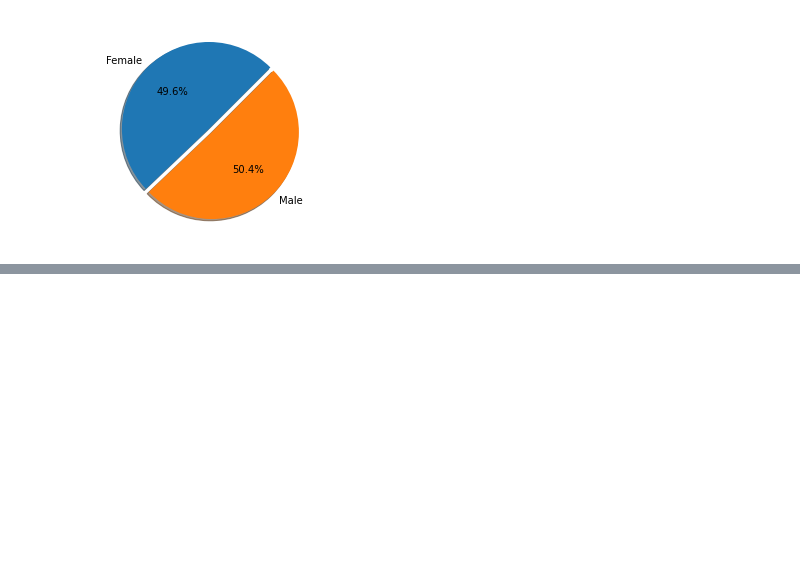
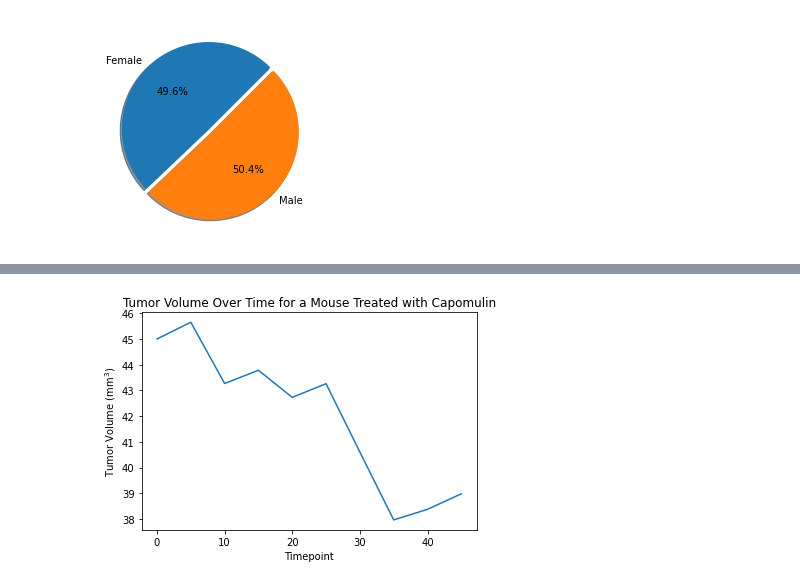
Before and after one commit to asundquistdavis/MatPlotLib-Challenge, a Jupyter notebook: PyMaceuticals/main.ipynb, the cells around one changed output, grey strips where cells are left out. Drawn from its saved outputs; the diff is of its cells as text; code cells hidden in the pictures; blank space fills up the shorter version.

```diff
--- a/PyMaceuticals/main.ipynb
+++ b/PyMaceuticals/main.ipynb
@@ -286,0 +304,3 @@ AttributeError: 'numpy.ndarray' object has no attribute 'append'
+# %%
+b128_df = study_df.loc[study_df['Mouse ID'] == 'b128', :]
+b128_df
@@ -286,0 +319,8 @@ AttributeError: 'numpy.ndarray' object has no attribute 'append'
+# %%
+plt.plot(b128_df['Timepoint'], b128_df['Tumor Volume (mm3)'])
+plt.xlabel('Timepoint')
+plt.ylabel('Tumor Volume (mm$^{3}$)')
+plt.title('Tumor Volume Over Time for a Mouse Treated with Capomulin')
+plt.show()
+# %% [output]
+[figure, added]
```
Also changed, not shown: parts of 18 cells of this notebook.
